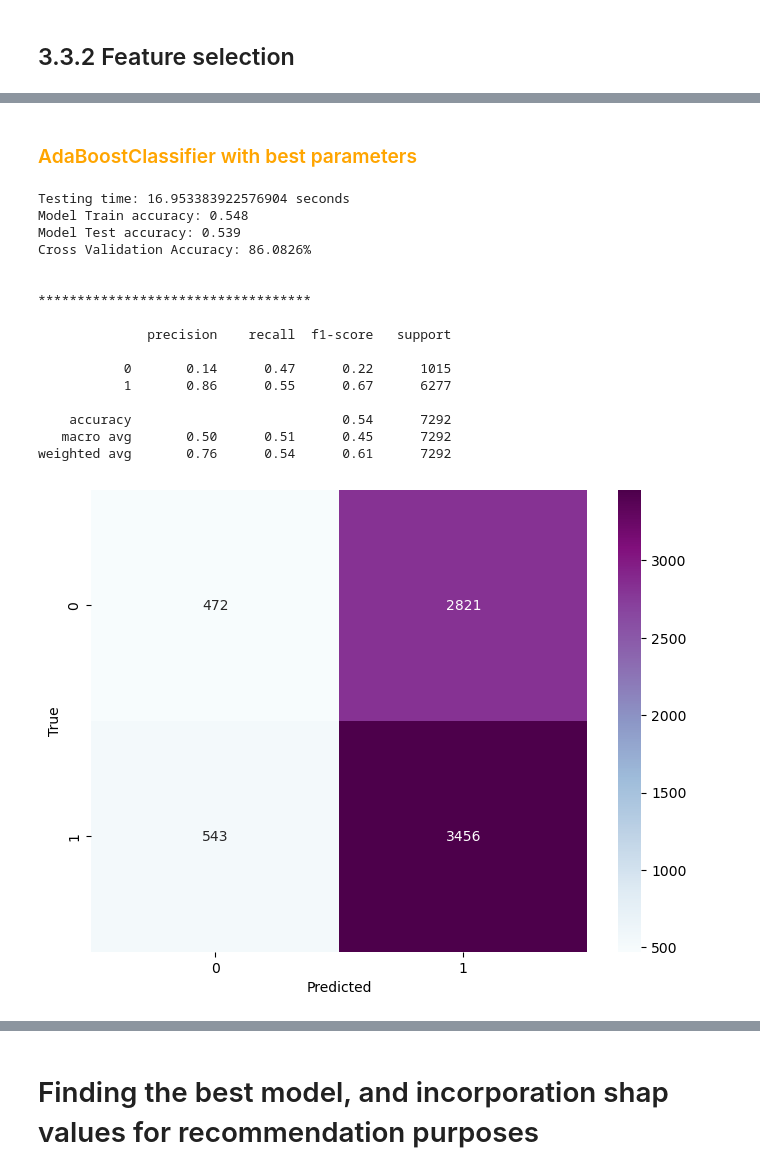
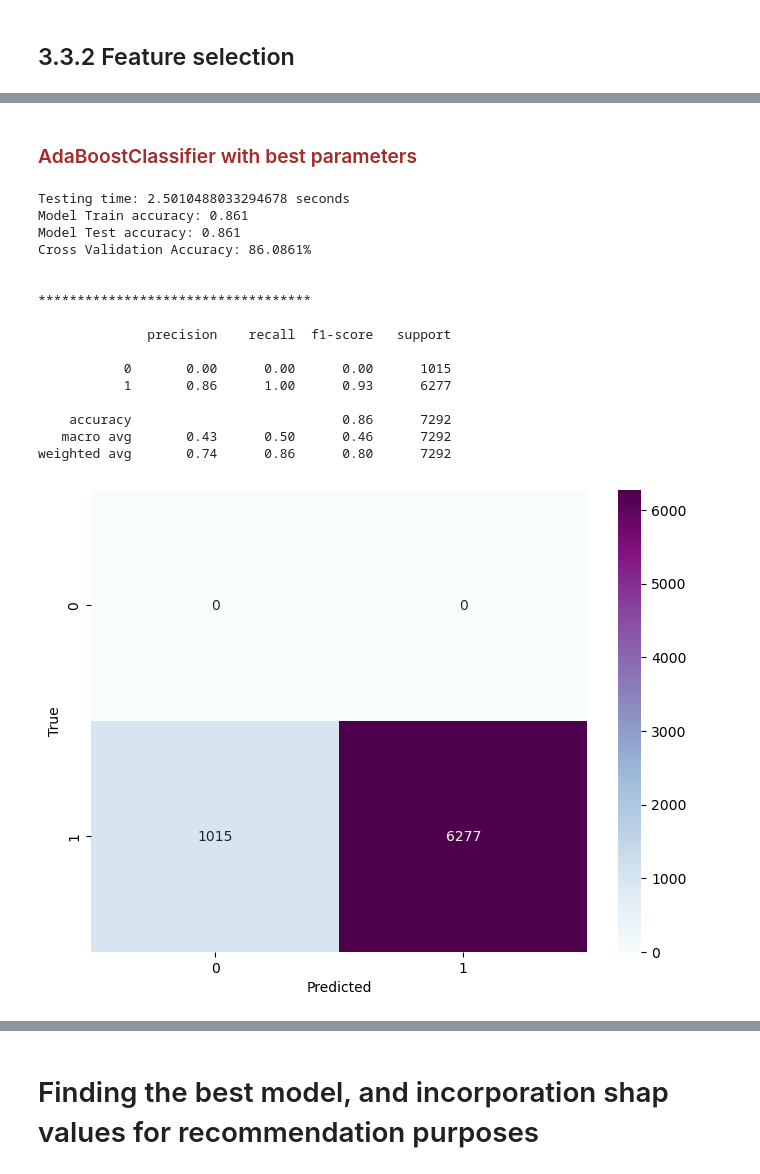
Before and after one commit to ndungek/Credit-Card-Approval-Prediction, a Jupyter notebook: approval.ipynb, the cells around one changed output, grey strips where cells are left out. Saved outputs shown, nothing was run; the diff lists cells and outputs as text; code cells hidden in the pictures.

```diff
--- a/approval.ipynb
+++ b/approval.ipynb
@@ -1126,7 +1178,4 @@ Final_data.head()
 * First we will remove some columns that have been catered for through feature engineering
 # %%
 # creating our model_df
-model_df = Final_data.drop(columns=['Total_Income','Status', 'Recorded_date(Years)','Work_Phone','Phone'],axis =1)
+model_df = Final_data.drop(columns=['Total_Income','Status'],axis =1)
-# %%
-model_df = model_df.sort_values(by='CREDIT_APPROVAL_STATUS', ascending=True)
-model_df.head()
@@ -1214,9 +1273,8 @@ Selected Features: Index(['Gender', 'Own_Car', 'Own_Property', 'Income_Type', 'I
 # %%
 
 # Define the columns to include in X
-columns_to_include = ['Gender', 'Own_Car', 'Own_Property', 'Income_Type', 'Income_Range',
-       'Family_Status', 'Employment_Duration', 'Occupation', 'Num_Family',
-       'age(years)']
+columns_to_include = ['Gender', 'Own_Car', 'Own_Property', 'Education_Level', 'Family_Status',
+                      'Work_Phone', 'Phone', 'Email', 'Num_Family', 'Recorded_date(Years)']
 
 # Create the feature matrix X by selecting the desired columns
 X = model_df[columns_to_include]
@@ -1243,7 +1301,7 @@ from imblearn.over_sampling import SMOTE
 smote = SMOTE()
 
 
-X_train, X_test, y_train, y_test = train_test_split(X, y, test_size= 0.2, stratify=y, random_state=5)
+X_train, X_test, y_train, y_test = train_test_split(X, y, test_size= 0.2, stratify=y, random_state=0)
 
 X_train_resampled,y_train_resampled = smote.fit_resample(X_train, y_train)
 
@@ -1253,7 +1311,7 @@ def fit_train_score(model):
     start_time = time.time()
 
 
-    model.fit(X_train_resampled,y_train_resampled)
+    model.fit(X_train,y_train)
 
 
     # predicting with X_test
@@ -1568,37 +1626,37 @@ adaboost.best_params_
 # %% [markdown]
-### <span style ='color : orange ' > AdaBoostClassifier with best parameters</span>
+### <span style ='color : brown ' > AdaBoostClassifier with best parameters</span>
 # %%
 # setting best parameter
 
 ada2 = [{'ADA__learning_rate': [0.2],
-         'ADA__n_estimators': [59]}]
+         'ADA__n_estimators': [15]}]
 
 # setting the gridsearch
 
 adaboost_best = GridSearchCV(estimator=scaled_pipeline3,
                           param_grid= ada2,
                           scoring='accuracy',
                           cv=6)
 
 fit_train_score(adaboost_best)
 # %% [output]
-Testing time: 16.953383922576904 seconds
-Model Train accuracy: 0.548
-Model Test accuracy: 0.539
-Cross Validation Accuracy: 86.0826%
+Testing time: 2.5010488033294678 seconds
+Model Train accuracy: 0.861
+Model Test accuracy: 0.861
+Cross Validation Accuracy: 86.0861%
 
 
 ***********************************
 
               precision    recall  f1-score   support
 
-           0       0.14      0.47      0.22      1015
-           1       0.86      0.55      0.67      6277
+           0       0.00      0.00      0.00      1015
+           1       0.86      1.00      0.93      6277
 
-    accuracy                           0.54      7292
-   macro avg       0.50      0.51      0.45      7292
-weighted avg       0.76      0.54      0.61      7292
+    accuracy                           0.86      7292
+   macro avg       0.43      0.50      0.46      7292
+weighted avg       0.74      0.86      0.80      7292
-[figure, old version]
+[figure, new version]
 # %%
 # plotting the learning curve
 
```
Also changed, not shown: parts of 48 cells of this notebook.
